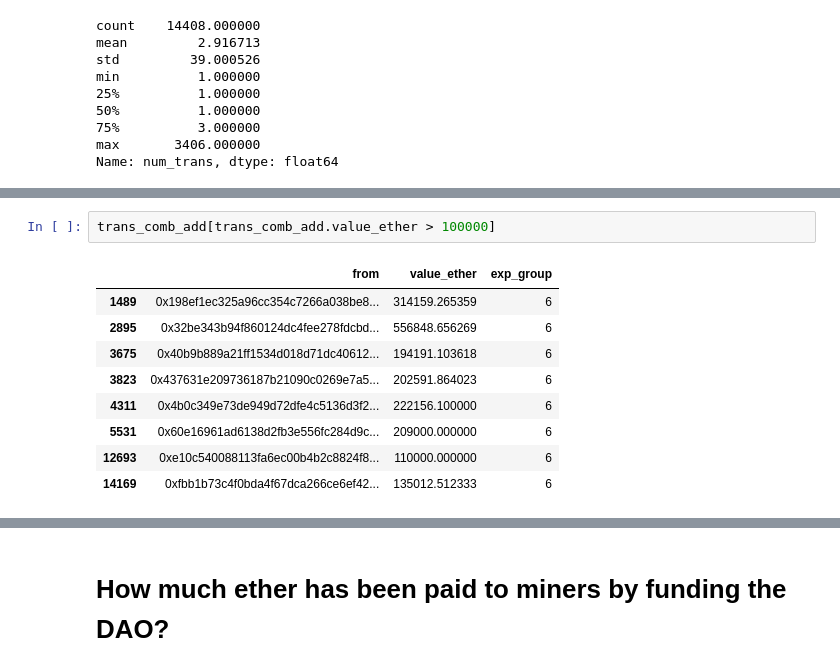
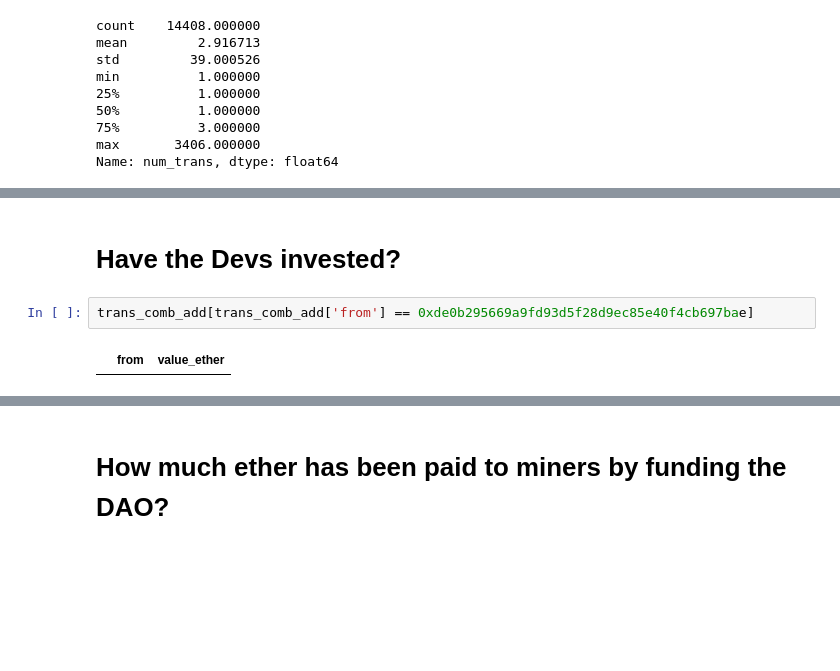
Before and after one commit to corpetty/TBP_metrics, a Jupyter notebook: various_visualizations/dao_transactions/DAO Transaction Anaylsis.ipynb, the cells around one changed output, grey strips where cells are left out. Saved outputs shown, nothing was run; the diff lists cells and outputs as text; blank space fills up the shorter version.

```diff
--- a/various_visualizations/dao_transactions/DAO Transaction Anaylsis.ipynb
+++ b/various_visualizations/dao_transactions/DAO Transaction Anaylsis.ipynb
@@ -210,12 +216,6 @@ num_trans_per_address[num_trans_per_address.num_trans > 100]
+# %% [markdown]
+# Have the Devs invested?
 # %%
-trans_comb_add[trans_comb_add.value_ether > 100000]
+trans_comb_add[trans_comb_add['from'] == 0xde0b295669a9fd93d5f28d9ec85e40f4cb697bae]
 # %% [output]
-|  | from | value_ether | exp_group |
-| 1489 | 0x198ef1ec325a96cc354c7266a038be8... | 314159.265359 | 6 |
-| 2895 | 0x32be343b94f860124dc4fee278fdcbd... | 556848.656269 | 6 |
-| 3675 | 0x40b9b889a21ff1534d018d71dc40612... | 194191.103618 | 6 |
-| 3823 | 0x437631e209736187b21090c0269e7a5... | 202591.864023 | 6 |
-| 4311 | 0x4b0c349e73de949d72dfe4c5136d3f2... | 222156.100000 | 6 |
-| 5531 | 0x60e16961ad6138d2fb3e556fc284d9c... | 209000.000000 | 6 |
-| 12693 | 0xe10c540088113fa6ec00b4b2c8824f8... | 110000.000000 | 6 |
-| 14169 | 0xfbb1b73c4f0bda4f67dca266ce6ef42... | 135012.512333 | 6 |
+|  | from | value_ether |
```
Also changed, not shown: parts of 12 cells of this notebook, 18 other files.
